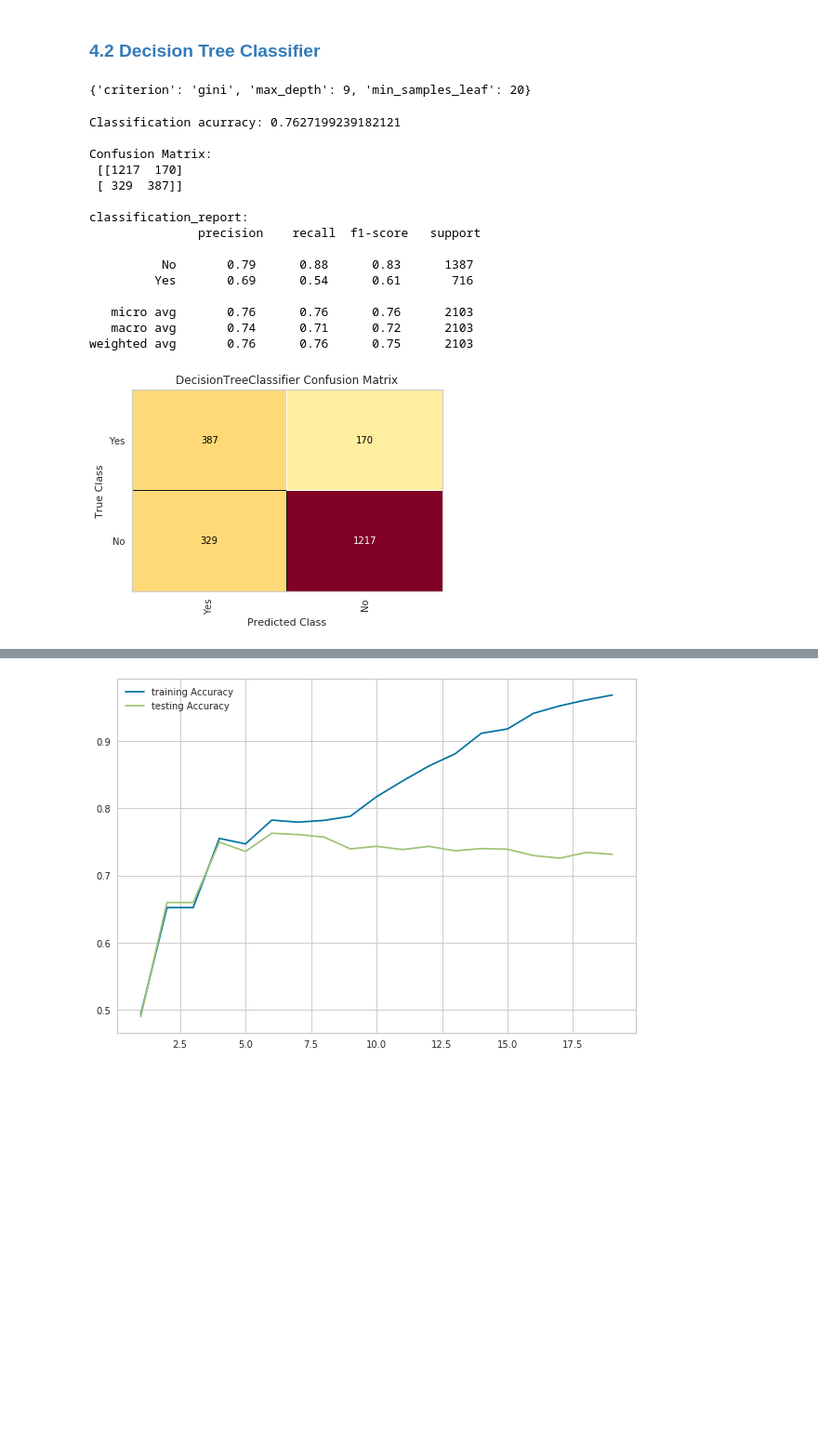
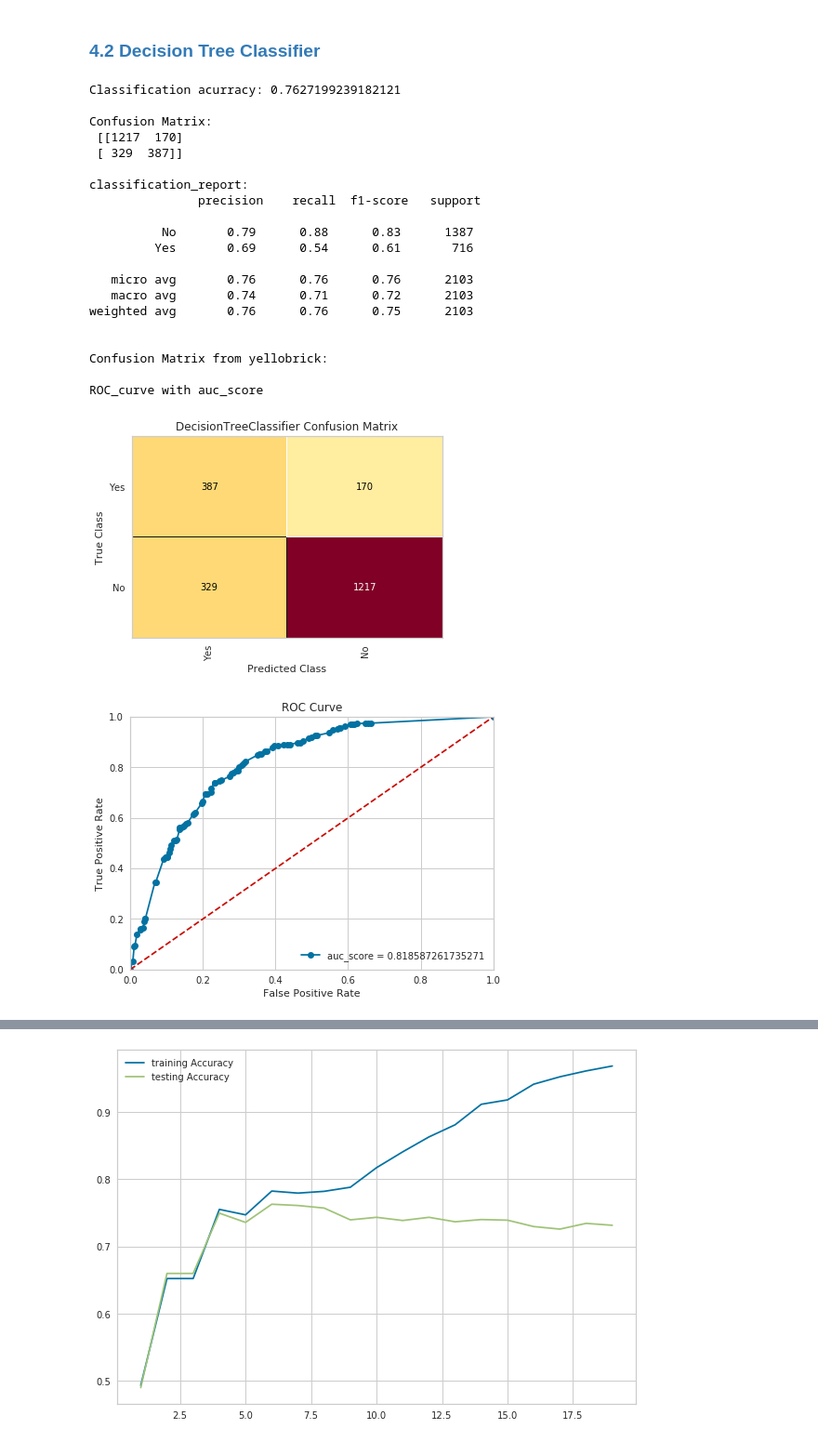
Before and after one commit to glingden/Customer-Churn-Prediction, a Jupyter notebook: Customer_churn_prediction.ipynb, the cells around one changed output, grey strips where cells are left out. Shown at 93% size. Saved outputs shown, nothing was run; the diff lists cells and outputs as text; code cells hidden in the pictures; blank space fills up the shorter version.

```diff
--- a/Customer_churn_prediction.ipynb
+++ b/Customer_churn_prediction.ipynb
@@ -590,50 +652,42 @@ creat_roc_curve(model_logistic_final,X_test, y_test,'Yes')
 # %%
 
 #parameters
-parameters = {'criterion':['entropy','gini'],
+parameter_dt = {'criterion':['entropy','gini'],
               'max_depth':range(1,50),
               'min_samples_leaf': range(20,100, 10)
               #'max_features': [ 5, 10, 12],
               #'splitter': ['best','random']
 
              }
 
 #call function
-model_de_tree= DecisionTreeClassifier( random_state=42) # instance of decision tree algorihtm
-find_optimal_para(model_de_tree, parameters, 10, X_train_new, y_train_new)
+#model_de_tree= DecisionTreeClassifier( random_state=42) # instance of decision tree algorihtm
+#find_optimal_para(model_de_tree, parameters, 10, X_train_new, y_train_new)
+#call  train_evaluate_model()
+alogrihtm = DecisionTreeClassifier( random_state=42)
+model_dt =train_evaluate_model(alogrihtm, parameter_dt, cv, train_features, train_labels,test_features, test_labels, label, pos_label )
 # %% [output]
-{'criterion': 'gini', 'max_depth': 9, 'min_samples_leaf': 20}
+Classification acurracy: 0.7627199239182121
+
+Confusion Matrix:
+ [[1217  170]
+ [ 329  387]]
+
+classification_report:
+               precision    recall  f1-score   support
+
+          No       0.79      0.88      0.83      1387
+         Yes       0.69      0.54      0.61       716
+
+   micro avg       0.76      0.76      0.76      2103
+   macro avg       0.74      0.71      0.72      2103
+weighted avg       0.76      0.76      0.75      2103
+
+
+Confusion Matrix from yellobrick:
+
+ROC_curve with auc_score
+[figure, added]
+[figure, added]
-# %%
-
-"""=== train model with best paramter and evalute perfomance ==="""
-
-model_tree_final = DecisionTreeClassifier(criterion='gini', max_depth =9, min_samples_leaf= 20) #train model
-model_tree_final.fit(X_train_new, y_train_new) #fit training data
-accu_score, con_matrix, cla_report = model_evaluaton(model_tree_final,X_test, y_test) #function call
-print( 'Classification acurracy:', accu_score)
-print('\nConfusion Matrix:\n', con_matrix)
-print('\nclassification_report:\n', cla_report )
-# %% [output]
-Classification acurracy: 0.7627199239182121
-
-Confusion Matrix:
- [[1217  170]
- [ 329  387]]
-
-classification_report:
-               precision    recall  f1-score   support
-
-          No       0.79      0.88      0.83      1387
-         Yes       0.69      0.54      0.61       716
-
-   micro avg       0.76      0.76      0.76      2103
-   macro avg       0.74      0.71      0.72      2103
-weighted avg       0.76      0.76      0.75      2103
-# %%
-#confusion matrix (yellobrik)
-label = ['Yes','No']
-confusion_Matrix(model_tree_final,  X_test, y_test, label)
-# %% [output]
-[figure, removed]
 # %%
 # show in tree-structure
```
Also changed, not shown: parts of 32 cells of this notebook.
